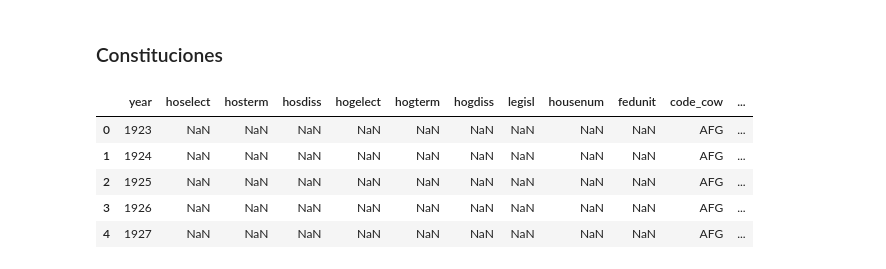
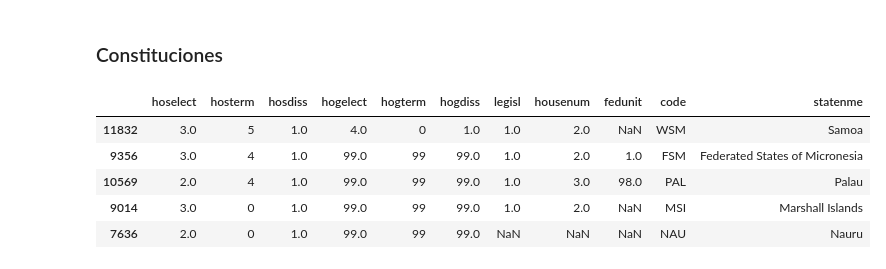
Before and after one commit to Morante-tech/PoliticAI, a Jupyter notebook: privado-articulos/notebooks/5_gm_instituciones.ipynb, the cells around one changed output. Cells and saved outputs as stored; diff of their text form; code cells hidden in the pictures.

```diff
--- a/privado-articulos/notebooks/5_gm_instituciones.ipynb
+++ b/privado-articulos/notebooks/5_gm_instituciones.ipynb
@@ -286,18 +293,20 @@ df_cow = df_cow.rename(columns={"ccode":"cowcode"})
 df_cow = df_cow[["stateabb", "cowcode", "statenme"]].drop_duplicates()
 # %%
 df_constituciones_idx = df_constituciones_red.merge(right=df_cow, on="cowcode", how="inner")
-# %%
-#df_constituciones_idx = df_constituciones_idx.drop(columns=["country", "cowcode"], axis=1)
-df_constituciones_idx = df_constituciones_idx.drop(columns=["cowcode", "country"], axis=1)
-df_constituciones_idx = df_constituciones_idx.rename(columns={"stateabb":"code_cow"})
-df_constituciones_idx = clean_country_names(df=df_constituciones_idx, column="statenme")
-df_constituciones_idx.year = df_constituciones_idx.year.astype(int)
-df_constituciones_idx.head()
-# %% [output]
-|  | year | hoselect | hosterm | hosdiss | hogelect | hogterm | hogdiss | legisl | housenum | fedunit | code_cow | ... |
-| 0 | 1923 | NaN | NaN | NaN | NaN | NaN | NaN | NaN | NaN | NaN | AFG | ... |
-| 1 | 1924 | NaN | NaN | NaN | NaN | NaN | NaN | NaN | NaN | NaN | AFG | ... |
-| 2 | 1925 | NaN | NaN | NaN | NaN | NaN | NaN | NaN | NaN | NaN | AFG | ... |
-| 3 | 1926 | NaN | NaN | NaN | NaN | NaN | NaN | NaN | NaN | NaN | AFG | ... |
-| 4 | 1927 | NaN | NaN | NaN | NaN | NaN | NaN | NaN | NaN | NaN | AFG | ... |
+# %%
+df_constituciones_idx = df_constituciones_idx.sort_values(["cowcode", "year"], ascending=False).groupby(["cowcode"]).head(1)
+# %%
+df_constituciones_idx = df_constituciones_idx.drop(columns=["cowcode", "country", "year"], axis=1)
+df_constituciones_idx = df_constituciones_idx.rename(columns={"stateabb":"code"})
+
+code_changes={"DRV":"VIE","YAR":"YEM","SSD":"SSU", "SUD":"SDN", "ETH":"ETI", "ROM":"RUM", }
+df_constituciones_idx["code"] =  df_constituciones_idx["code"].replace(code_changes)
+df_constituciones_idx.head()
+# %% [output]
+|  | hoselect | hosterm | hosdiss | hogelect | hogterm | hogdiss | legisl | housenum | fedunit | code | statenme |
+| 11832 | 3.0 | 5 | 1.0 | 4.0 | 0 | 1.0 | 1.0 | 2.0 | NaN | WSM | Samoa |
+| 9356 | 3.0 | 4 | 1.0 | 99.0 | 99 | 99.0 | 1.0 | 2.0 | 1.0 | FSM | Federated States of Micronesia |
+| 10569 | 2.0 | 4 | 1.0 | 99.0 | 99 | 99.0 | 1.0 | 3.0 | 98.0 | PAL | Palau |
+| 9014 | 3.0 | 0 | 1.0 | 99.0 | 99 | 99.0 | 1.0 | 2.0 | NaN | MSI | Marshall Islands |
+| 7636 | 2.0 | 0 | 1.0 | 99.0 | 99 | 99.0 | NaN | NaN | NaN | NAU | Nauru |
 # %%
```
Also changed, not shown: parts of 9 cells of this notebook.
